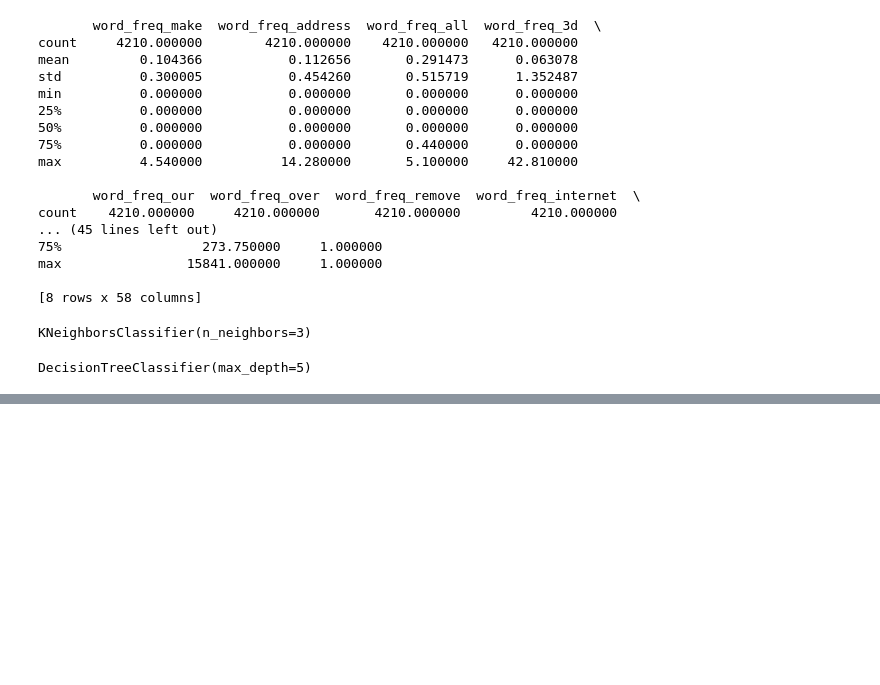
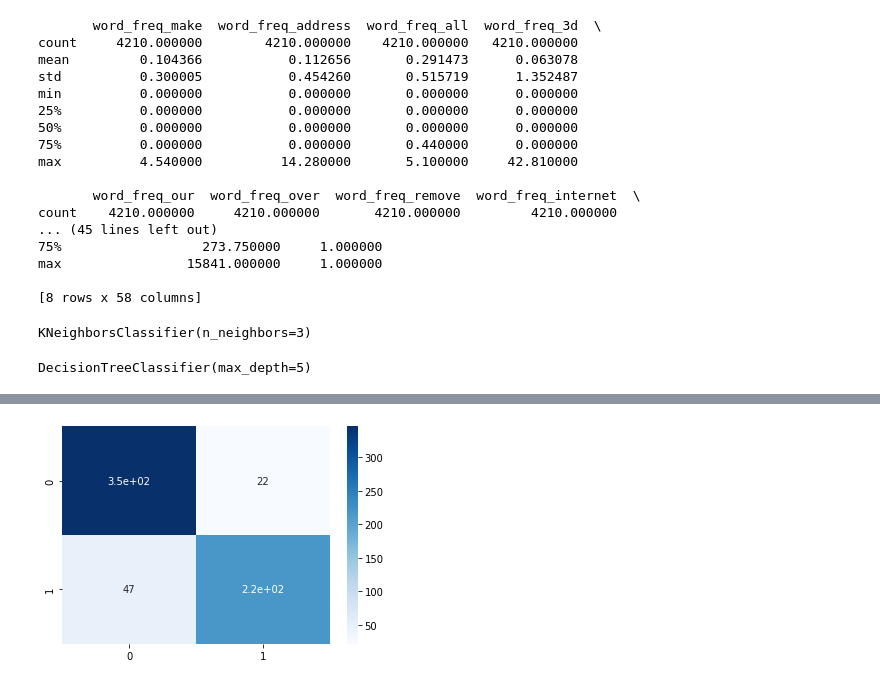
Before and after one commit to D3WYAN/ML_CW_20201037, a Jupyter notebook: ML_CW_20201037.ipynb, the cells around one changed output, grey strips where cells are left out. Drawn from its saved outputs; the diff is of its cells as text; code cells hidden in the pictures; blank space fills up the shorter version.

```diff
--- a/ML_CW_20201037.ipynb
+++ b/ML_CW_20201037.ipynb
@@ -152,0 +238,9 @@ F1 Score: 0.8697394789579158
+# %%
+#Get the confusion matrix for KNN model
+cm = confusion_matrix(y_test, tree.predict(X_test))
+
+# Plot the confusion matrix as a heatmap using Seaborn
+sns.heatmap(cm, annot=True, cmap='Blues')
+plt.show()
+# %% [output]
+[figure, added]
```
Also changed, not shown: parts of 18 cells of this notebook.
